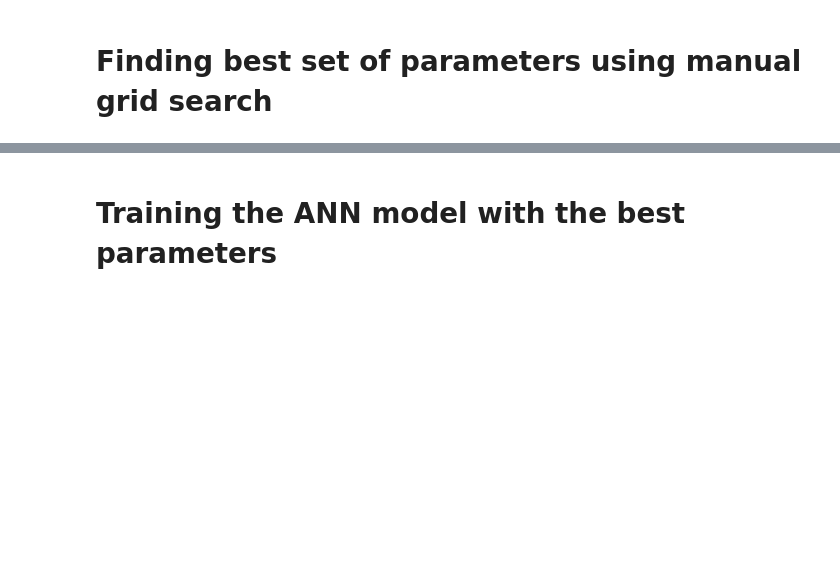
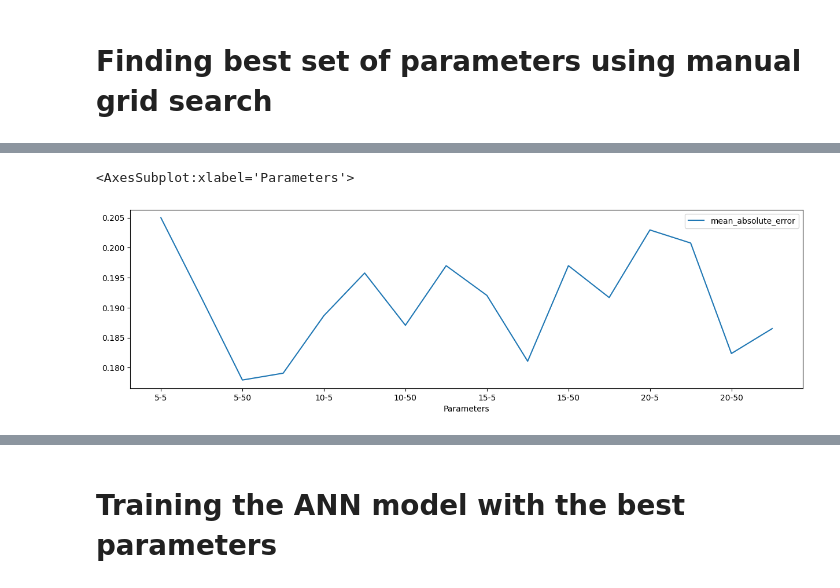
Before and after one commit to Tenergai/challenge-3, a Jupyter notebook: Generation Prediction DNN/DNN Regression.ipynb, the cells around one changed output, grey strips where cells are left out. Drawn from its saved outputs; the diff is of its cells as text; code cells hidden in the pictures; blank space fills up the shorter version.

```diff
--- a/Generation Prediction DNN/DNN Regression.ipynb
+++ b/Generation Prediction DNN/DNN Regression.ipynb
@@ -154,0 +357,6 @@ ResultsData.plot(x='Parameters', y='Accuracy', figsize=(15,4), kind='line')
+# %%
+%matplotlib inline
+ResultsData.plot(x='Parameters', y='mean_absolute_error',figsize=(15,4), kind='line')
+# %% [output]
+<AxesSubplot:xlabel='Parameters'>
+[figure, added]
```
Also changed, not shown: parts of 9 cells of this notebook, 1 other file.
